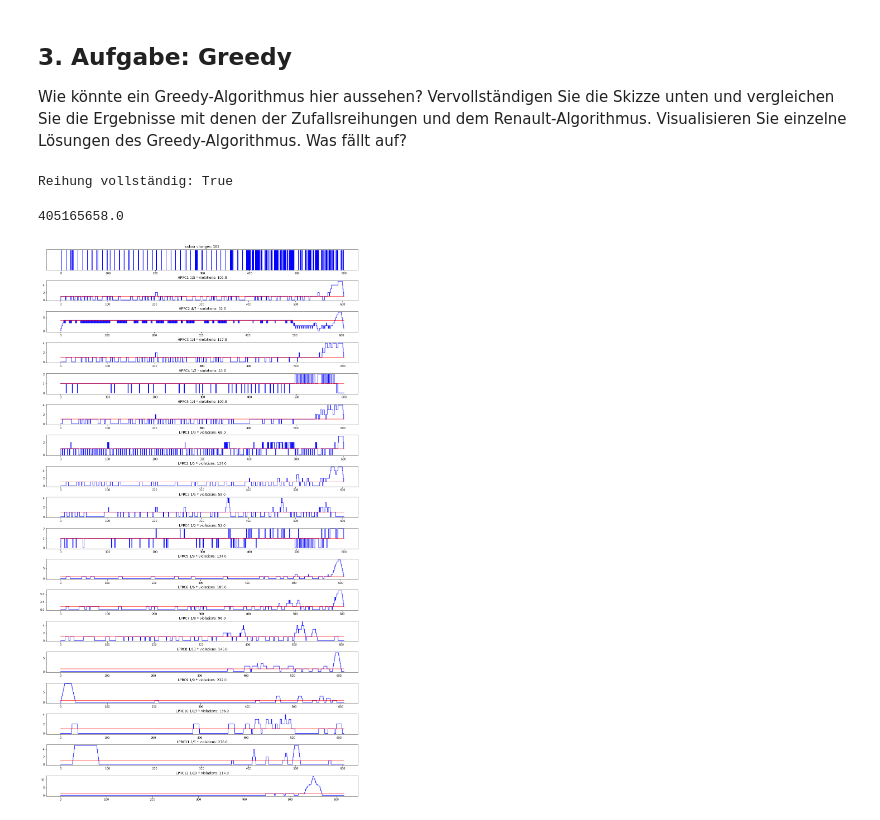
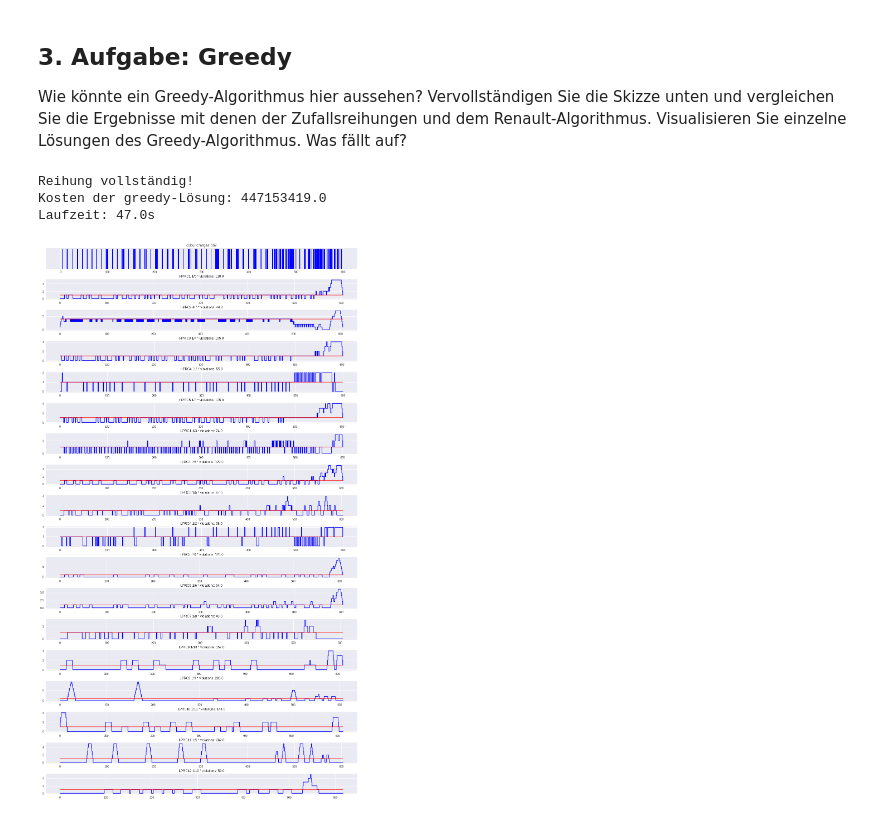
Before and after one commit to henningbruhn/mobp, a Jupyter notebook: sequencing_aufgabe/LSG_renault2.ipynb, the cells around one changed output. Cells and saved outputs as stored; diff of their text form; code cells hidden in the pictures.

```diff
--- a/sequencing_aufgabe/LSG_renault2.ipynb
+++ b/sequencing_aufgabe/LSG_renault2.ipynb
@@ -354,8 +174,12 @@ cost
 # %%
+### Fügen Sie Ihren Code hier ein ###
 results=[]
 for key in data_dict.keys():
     instance=data_dict[key]
-    _,cost=best_random_schedule(instance,tries=50)
+    _,cost,_=best_random_schedule(instance,tries=50)
     renault=instance['renault_schedule']
-    renault_cost=compute_objective(renault,instance)
-    results.append((cost,renault_cost))
+    renault_cost=rnlt.compute_objective(renault,instance)
+    results.append((key,cost,renault_cost))
+
+for name,cost,renault_cost in results:
+    print("{:23} Zufallslsg: {:13} ** Renault: {:13}".format(name,cost,renault_cost))
@@ -437,11 +207,53 @@ def greedy(instance):
-# %%
-greedy_schedule=greedy(sample_instance)
-check_for_completeness(greedy_schedule,sample_instance)
-compute_objective(greedy_schedule,sample_instance)
-# %% [output]
-Reihung vollständig: True
-405165658.0
-# %%
-plot_options_and_colours(greedy_schedule,sample_instance)
-# %% [output]
-[figure, removed]
+# %%
+def penalty_increase(next_car,partial_schedule,instance):
+    """Um wie viel erhöhen sich die Kosten, wenn next_car als nächstes gereiht wird?"""
+    ### Fügen Sie Ihren Code hier ein ###
+    partial_schedule.append(next_car)
+    ## Um zu sehen, wie die Kosten sich verändern, müssen wie nicht die ganze Reihung
+    ## betrachten -- das Endstück reicht. Wir nehmen hier die letzten 30 Autos.
+    ## Da zu Beginn die Reihung auch weniger als 30 Autos enthalten kann, müssen
+    ## wir ein wenig aufpassen, wie lang das Endstück sein soll
+    window_length=min(len(partial_schedule),30)
+    cost_increase=rnlt.compute_objective(partial_schedule[-window_length:],instance)
+    del partial_schedule[-1]  ## entferne next_car wieder
+    ### Ende Einfügung ###
+    return cost_increase
+
+def pick_next_greedily(partial_schedule,remaining_cars,instance):
+    """finde nächstes Auto für Reihung, das Kosten nur gering erhöht"""
+    best_car=None
+    best_penalty_increase=np.inf
+    for car in remaining_cars:
+        ## um wie viel erhöhen sich die Kosten, wenn car als nächstes ausgesucht wird?
+        increase=penalty_increase(car,partial_schedule,instance)
+        ## wenn besser als bisher bestes, nimm car stattdessen
+        if increase<best_penalty_increase:
+            best_penalty_increase=increase
+            best_car=car
+    return best_car
+
+def greedy(instance):
+    current_day=instance['current_day']
+    remaining_cars=list(np.random.permutation(current_day))
+    first_car=remaining_cars.pop() ## erstes Auto, das gereiht werden muss
+    partial_schedule=[first_car] ## wir starten mit einer Reihung von einem Auto
+    while len(remaining_cars)>0: ## solange noch Autos gereiht werden müssen...
+        next_car=pick_next_greedily(partial_schedule,remaining_cars,instance)
+        partial_schedule.append(next_car)
+        remaining_cars.remove(next_car)
+    return partial_schedule
+
+## wir erfassen auch die Laufzeit:
+start=time.time()
+greedy_schedule=greedy(sample_instance)
+end=time.time()
+rnlt.check_for_completeness(greedy_schedule,sample_instance)
+greedy_cost=rnlt.compute_objective(greedy_schedule,sample_instance)
+print("Kosten der greedy-Lösung: {}".format(greedy_cost))
+print("Laufzeit: {:.1f}s".format(end-start))
+rnlt.plot_options_and_colours(greedy_schedule,sample_instance)
+# %% [output]
+Reihung vollständig!
+Kosten der greedy-Lösung: 447153419.0
+Laufzeit: 47.0s
+[figure, added]
```
Also changed, not shown: parts of 37 cells of this notebook, 3 other files.
